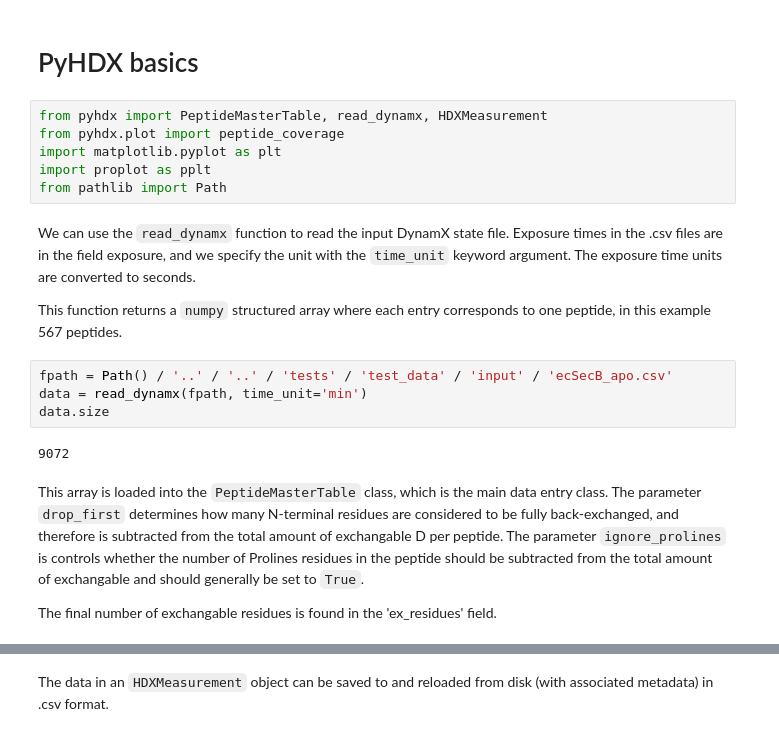
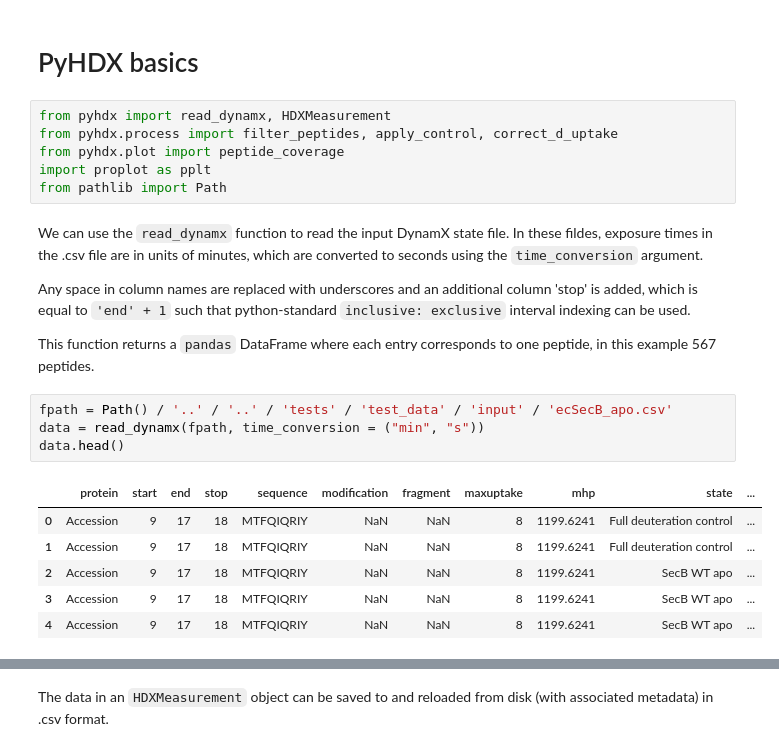
Before and after one commit to Jhsmit/PyHDX, a Jupyter notebook: docs/examples/01_basic_usage.ipynb, the cells around one changed output, grey strips where cells are left out. Saved outputs shown, nothing was run; the diff lists cells and outputs as text.

Commit message:
update examples

```diff
--- a/docs/examples/01_basic_usage.ipynb
+++ b/docs/examples/01_basic_usage.ipynb
@@ -1,27 +1,25 @@
 # %% [markdown]
 # PyHDX basics
 # %%
-from pyhdx import PeptideMasterTable, read_dynamx, HDXMeasurement
+from pyhdx import read_dynamx, HDXMeasurement
+from pyhdx.process import filter_peptides, apply_control, correct_d_uptake
 from pyhdx.plot import peptide_coverage
-import matplotlib.pyplot as plt
 import proplot as pplt
 from pathlib import Path
 # %% [markdown]
-We can use the ``read_dynamx`` function to read the input DynamX state file. Exposure times in the .csv files are in the
-field exposure, and we specify the unit with the `time_unit` keyword argument. The exposure time units are converted to
-seconds.
+We can use the ``read_dynamx`` function to read the input DynamX state file. In these fildes, exposure times in the .csv file are in units of minutes, which are converted to seconds using the `time_conversion` argument.
 
-This function returns a ``numpy`` structured array where each entry corresponds to one peptide, in this example 567 peptides.
+Any space in column names are replaced with underscores and an additional column 'stop' is added, which is equal to `'end' + 1` such that python-standard `inclusive: exclusive` interval indexing can be used.
+
+This function returns a ``pandas`` DataFrame where each entry corresponds to one peptide, in this example 567 peptides.
 # %%
 fpath = Path() / '..' / '..' / 'tests' / 'test_data' / 'input' / 'ecSecB_apo.csv'
-data = read_dynamx(fpath, time_unit='min')
-data.size
+data = read_dynamx(fpath, time_conversion = ("min", "s"))
+data.head()
 # %% [output]
-9072
+|  | protein | start | end | stop | sequence | modification | fragment | maxuptake | mhp | state | ... |
+| 0 | Accession | 9 | 17 | 18 | MTFQIQRIY | NaN | NaN | 8 | 1199.6241 | Full deuteration control | ... |
+| 1 | Accession | 9 | 17 | 18 | MTFQIQRIY | NaN | NaN | 8 | 1199.6241 | Full deuteration control | ... |
+| 2 | Accession | 9 | 17 | 18 | MTFQIQRIY | NaN | NaN | 8 | 1199.6241 | SecB WT apo | ... |
+| 3 | Accession | 9 | 17 | 18 | MTFQIQRIY | NaN | NaN | 8 | 1199.6241 | SecB WT apo | ... |
+| 4 | Accession | 9 | 17 | 18 | MTFQIQRIY | NaN | NaN | 8 | 1199.6241 | SecB WT apo | ... |
-# %% [markdown]
-This array is loaded into the ``PeptideMasterTable`` class, which is the main data entry class. The parameter ``drop_first``
-determines how many N-terminal residues are considered to be fully back-exchanged, and therefore is subtracted from the
-total amount of exchangable D per peptide. The parameter ``ignore_prolines`` is controls whether the number of Prolines
-residues in the peptide should be subtracted from the total amount of exchangable and should generally be set to ``True``.
-
-The final number of exchangable residues is found in the 'ex_residues' field.
```
Also changed, not shown: parts of 20 cells of this notebook, 3 other files.
